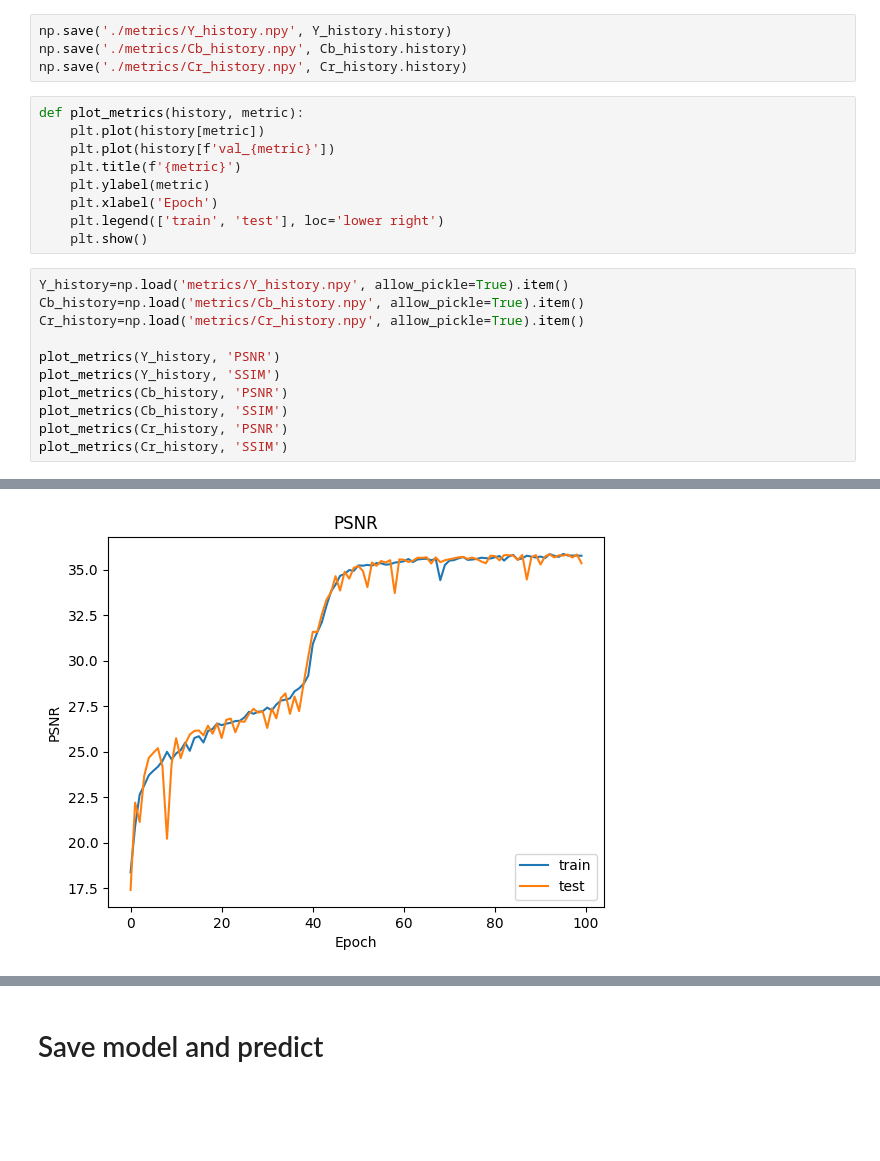
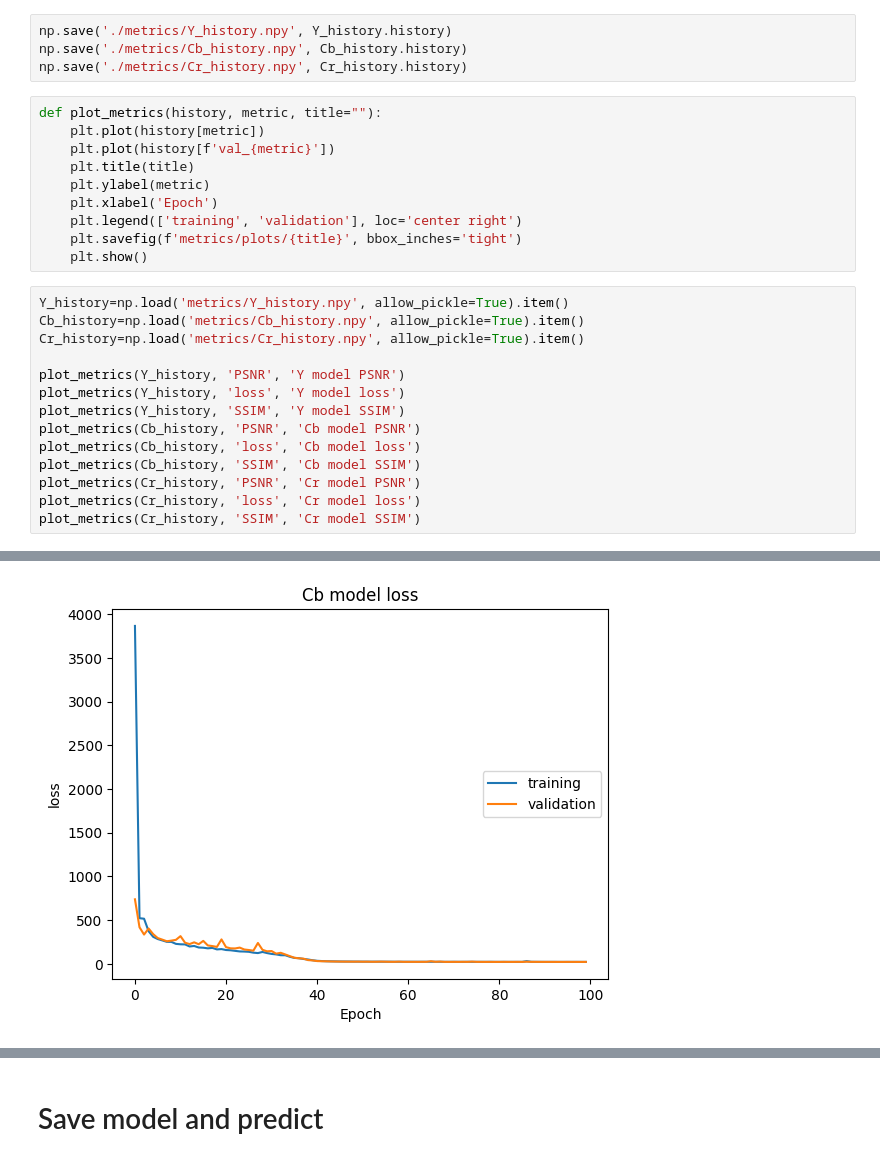
Before and after one commit to hamideha/ImageProcessing, a Jupyter notebook: sr_cnn/sr_cnn.ipynb, the cells around one changed output, grey strips where cells are left out. Cells and saved outputs as stored; diff of their text form; blank space fills up the shorter version.

Commit message:
Add plots for loss

```diff
--- a/sr_cnn/sr_cnn.ipynb
+++ b/sr_cnn/sr_cnn.ipynb
@@ -255,23 +255,27 @@ np.save('./metrics/Y_history.npy', Y_history.history)
 np.save('./metrics/Cb_history.npy', Cb_history.history)
 np.save('./metrics/Cr_history.npy', Cr_history.history)
 # %%
-def plot_metrics(history, metric):
+def plot_metrics(history, metric, title=""):
     plt.plot(history[metric])
     plt.plot(history[f'val_{metric}'])
-    plt.title(f'{metric}')
+    plt.title(title)
     plt.ylabel(metric)
     plt.xlabel('Epoch')
-    plt.legend(['train', 'test'], loc='lower right')
+    plt.legend(['training', 'validation'], loc='center right')
+    plt.savefig(f'metrics/plots/{title}', bbox_inches='tight')
     plt.show()
 # %%
 Y_history=np.load('metrics/Y_history.npy', allow_pickle=True).item()
 Cb_history=np.load('metrics/Cb_history.npy', allow_pickle=True).item()
 Cr_history=np.load('metrics/Cr_history.npy', allow_pickle=True).item()
 
-plot_metrics(Y_history, 'PSNR')
-plot_metrics(Y_history, 'SSIM')
-plot_metrics(Cb_history, 'PSNR')
-plot_metrics(Cb_history, 'SSIM')
-plot_metrics(Cr_history, 'PSNR')
-plot_metrics(Cr_history, 'SSIM')
+plot_metrics(Y_history, 'PSNR', 'Y model PSNR')
+plot_metrics(Y_history, 'loss', 'Y model loss')
+plot_metrics(Y_history, 'SSIM', 'Y model SSIM')
+plot_metrics(Cb_history, 'PSNR', 'Cb model PSNR')
+plot_metrics(Cb_history, 'loss', 'Cb model loss')
+plot_metrics(Cb_history, 'SSIM', 'Cb model SSIM')
+plot_metrics(Cr_history, 'PSNR', 'Cr model PSNR')
+plot_metrics(Cr_history, 'loss', 'Cr model loss')
+plot_metrics(Cr_history, 'SSIM', 'Cr model SSIM')
 # %% [output]
@@ -282 +286 @@ plot_metrics(Cr_history, 'SSIM')
-[figure, old version]
+[figure, new version]
```
Also changed, not shown: parts of 1 cell of this notebook, 7 other files.
